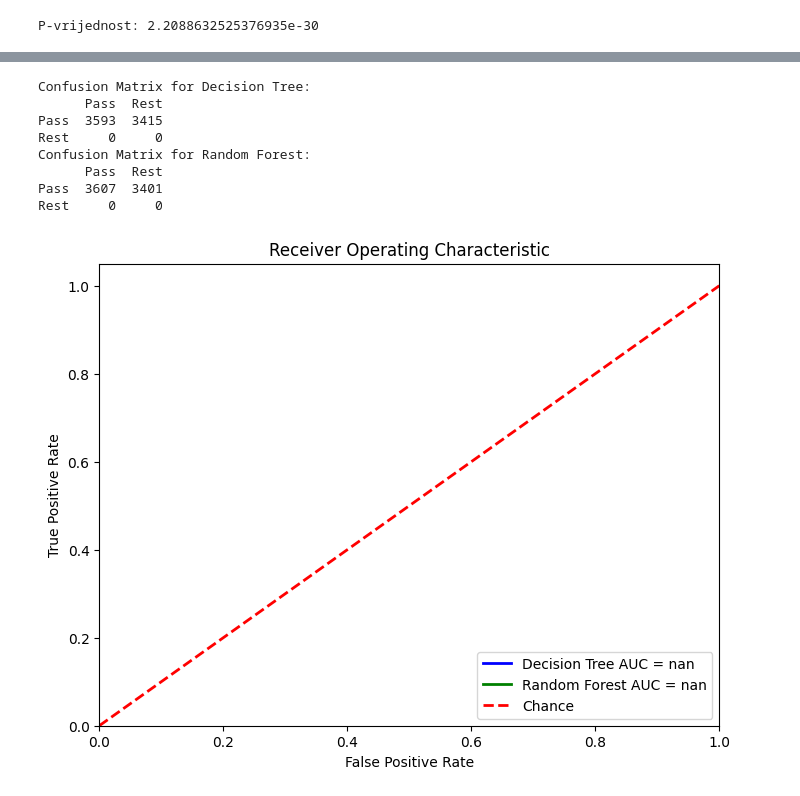
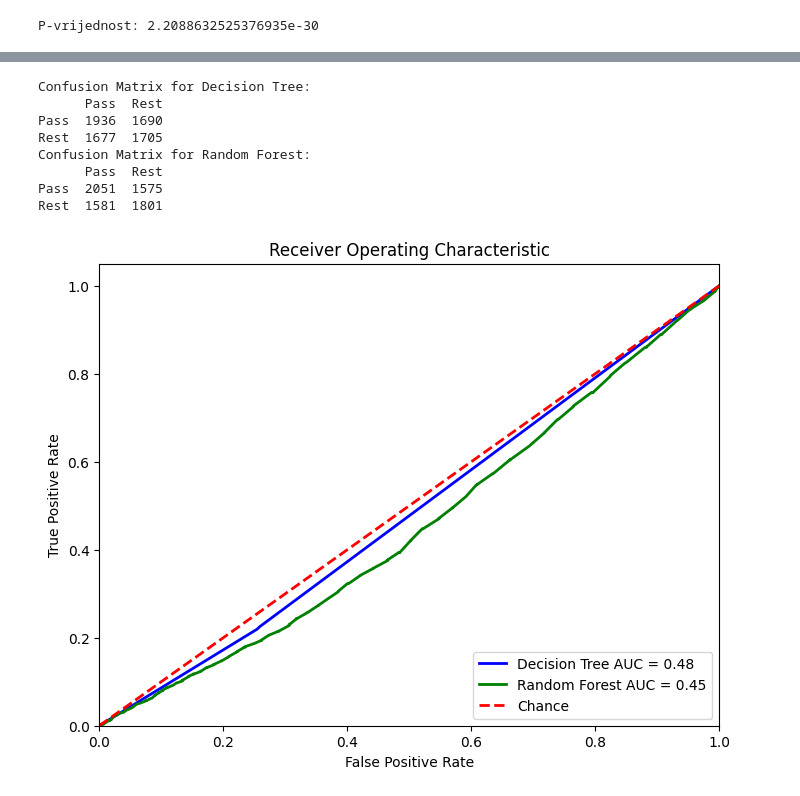
Before and after one commit to LoraLamia/uuzop-proj1, a Jupyter notebook: proj1.ipynb, the cells around one changed output, grey strips where cells are left out. Cells and saved outputs as stored; diff of their text form; code cells hidden in the pictures.

```diff
--- a/proj1.ipynb
+++ b/proj1.ipynb
@@ -895,57 +827,48 @@ def print_confusion_matrix(y_true, y_pred, class_names):
     cm_df = pd.DataFrame(cm, index=class_names, columns=class_names)
     print(cm_df)
 
-#Pretvorba ciljnih varijabli u binarne oznake: 1 za 'Pass', 0 za ostalo
-y_test_binary['binary_pass'] = y_test_binary['Pass'].apply(lambda x: 1 if x == 'Pass' else 0)
-y_pred_binary = y_pred[:, list(y_train_binary.columns).index('Pass')]
-y_pred_rf_binary = y_pred_rf[:, list(y_train_binary.columns).index('Pass')]
+#1 za Pass, 0 za ostalo
+y_test_binary['binary_pass'] = y_test_binary['Pass'].astype(int)
+y_pred_binary = (y_pred[:, list(y_train_binary.columns).index('Pass')] > 0.5).astype(int)
+y_pred_rf_binary = (y_pred_rf[:, list(y_train_binary.columns).index('Pass')] > 0.5).astype(int)
 
-#Izracun confusion matrix za Decision Tree model
 print("Confusion Matrix for Decision Tree:")
-print_confusion_matrix(y_test_binary['binary_pass'], y_pred_binary, class_names=['Pass', 'Rest'])
+print_confusion_matrix(y_test_binary['Pass'], y_pred_binary, class_names=['Pass', 'Rest'])
 
-#Izracun confusion matrix za Random Forest model
 print("Confusion Matrix for Random Forest:")
-print_confusion_matrix(y_test_binary['binary_pass'], y_pred_rf_binary, class_names=['Pass', 'Rest'])
+print_confusion_matrix(y_test_binary['Pass'], y_pred_rf_binary, class_names=['Pass', 'Rest'])
 # %% [output]
 Confusion Matrix for Decision Tree:
       Pass  Rest
-Pass  3593  3415
-Rest     0     0
+Pass  1936  1690
+Rest  1677  1705
 Confusion Matrix for Random Forest:
       Pass  Rest
-Pass  3607  3401
-Rest     0     0
+Pass  2051  1575
+Rest  1581  1801
 # %%
 from sklearn.metrics import roc_curve, auc
 import matplotlib.pyplot as plt
 
-# Ako vaši modeli mogu generirati vjerojatnosti, koristite ovaj kod
-# Zamijenite y_pred_proba i y_pred_rf_proba s vašim vjerojatnostima za 'Pass' klasu
-y_pred_proba = clf.predict_proba(X_test)[:, list(y_train_binary.columns).index('Pass')]
-y_pred_rf_proba = rf_clf.predict_proba(X_test)[:, list(y_train_binary.columns).index('Pass')]
+y_pred_proba = clf.predict_proba(X_test)[:, 1]
+y_pred_rf_proba = rf_clf.predict_proba(X_test)[:, 1]
 
-#Izracun ROC krivulja
 fpr, tpr, thresholds = roc_curve(y_test_binary['binary_pass'], y_pred_proba)
 rf_fpr, rf_tpr, rf_thresholds = roc_curve(y_test_binary['binary_pass'], y_pred_rf_proba)
 
-#Izracun AUC
 roc_auc = auc(fpr, tpr)
 rf_roc_auc = auc(rf_fpr, rf_tpr)
 
-#Prikaz ROC krivulja
 plt.figure(figsize=(8, 6))
 plt.plot(fpr, tpr, color='blue', lw=2, label='Decision Tree AUC = %0.2f' % roc_auc)
 plt.plot(rf_fpr, rf_tpr, color='green', lw=2, label='Random Forest AUC = %0.2f' % rf_roc_auc)
-
 plt.plot([0, 1], [0, 1], color='red', lw=2, linestyle='--', label='Chance')
-
 plt.xlim([0.0, 1.0])
 plt.ylim([0.0, 1.05])
 plt.xlabel('False Positive Rate')
 plt.ylabel('True Positive Rate')
 plt.title('Receiver Operating Characteristic')
 plt.legend(loc="lower right")
 plt.show()
 # %% [output]
-[figure, old version]
+[figure, new version]
```
Also changed, not shown: parts of 12 cells of this notebook, 3 other files.
